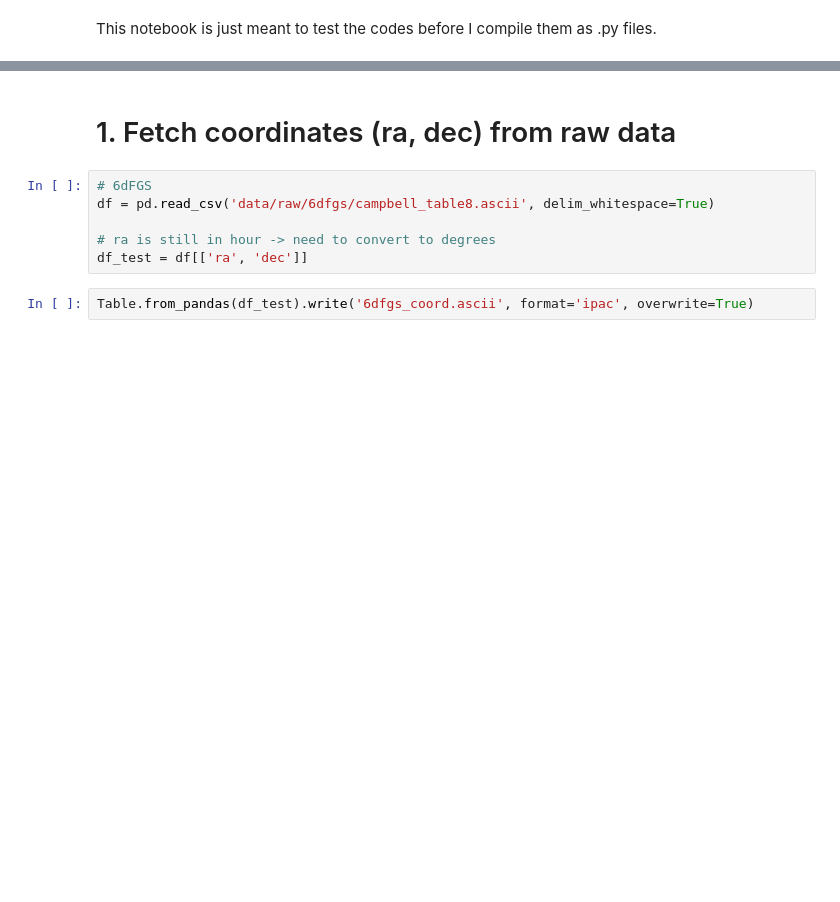
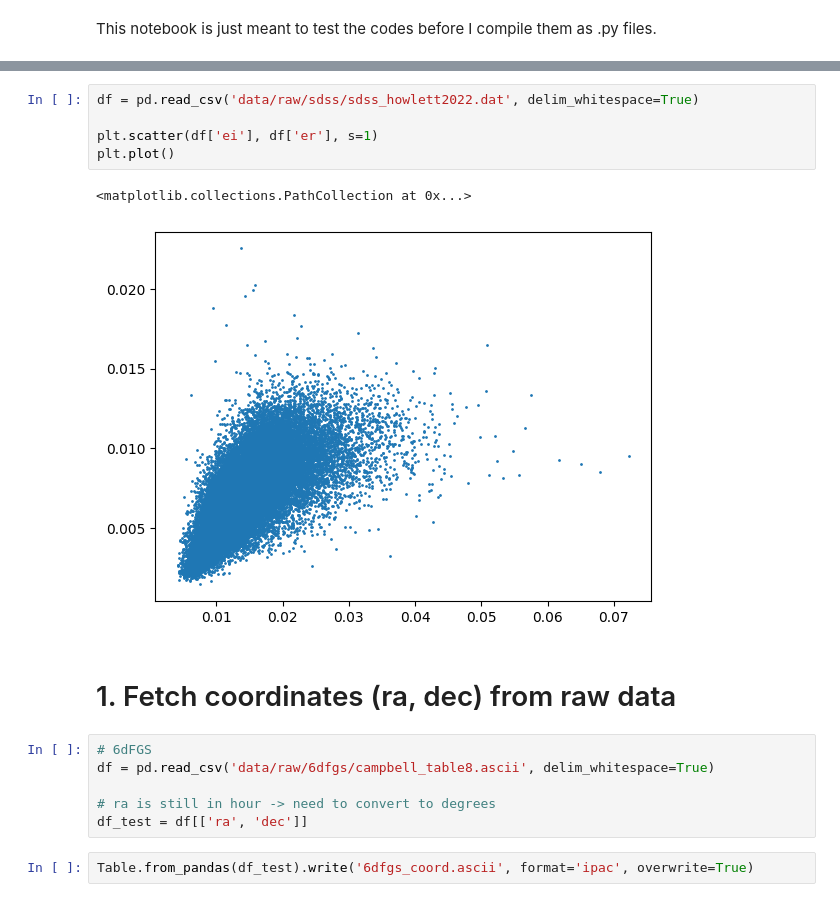
Before and after one commit to mrafifrbbn/thesis-research-2.0, a Jupyter notebook: notebook.ipynb, the cells around one changed output, grey strips where cells are left out. Cells and saved outputs as stored; diff of their text form; blank space fills up the shorter version.

```diff
--- a/notebook.ipynb
+++ b/notebook.ipynb
@@ -25,3 +39,11 @@ ROOT_PATH = '/Users/mrafifrbbn/Documents/thesis/thesis-research-2.0'
+# %%
+df = pd.read_csv('data/raw/sdss/sdss_howlett2022.dat', delim_whitespace=True)
+
+plt.scatter(df['ei'], df['er'], s=1)
+plt.plot()
+# %% [output]
+<matplotlib.collections.PathCollection at 0x...>
+[figure, added]
 # %% [markdown]
 # 1. Fetch coordinates (ra, dec) from raw data
 # %%
```
Also changed, not shown: parts of 45 cells of this notebook, 2 other files.
